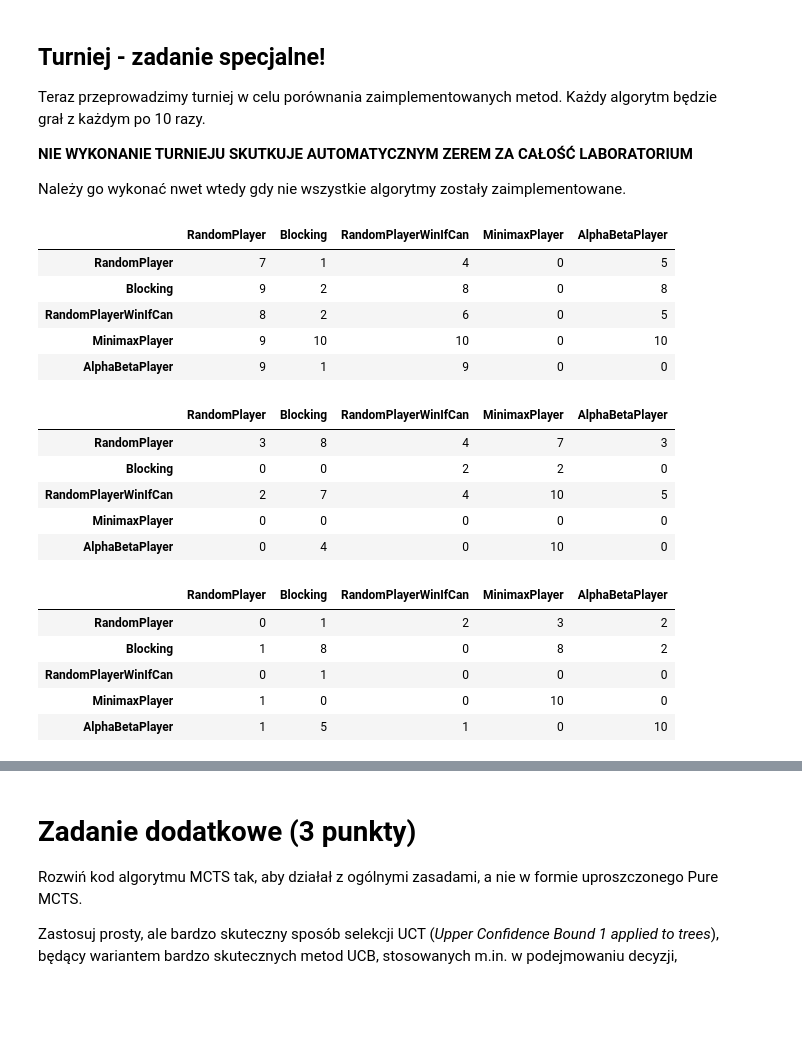
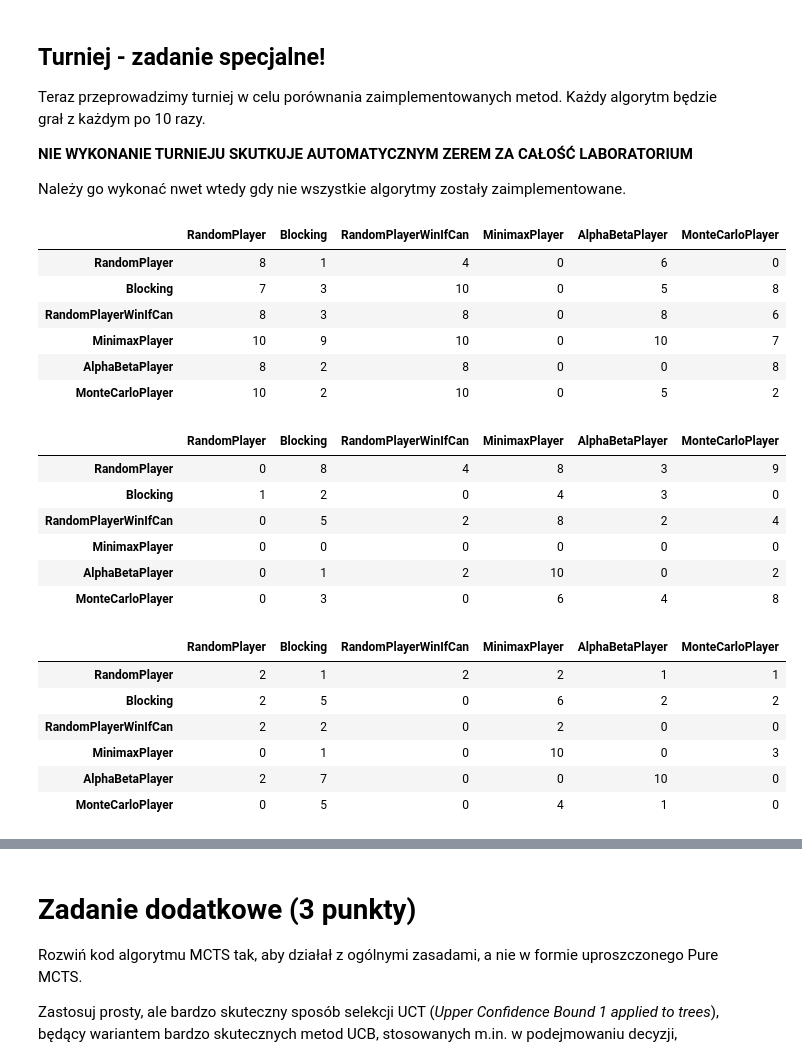
Before and after one commit to mpodmokly/sztuczna-inteligencja, a Jupyter notebook: lab6/lab_6.ipynb, the cells around one changed output, grey strips where cells are left out. Saved outputs shown, nothing was run; the diff lists cells and outputs as text; code cells hidden in the pictures; blank space fills up the shorter version.

```diff
--- a/lab6/lab_6.ipynb
+++ b/lab6/lab_6.ipynb
@@ -654,43 +696,46 @@ def print_scores(scores, names):
 # %%
 %%time
 
 number_of_rounds = 10
 players = [
     RandomPlayer(),
     Blocking(),
     RandomPlayerWinIfCan(),
     MinimaxPlayer(),
     AlphaBetaPlayer(),
-    # MonteCarloPlayer(),
+    MonteCarloPlayer(),
 ]
 scores = defaultdict(lambda: defaultdict(lambda: defaultdict(int)))
 
 for player in players:
     for adversary in players:
         for i in range(number_of_rounds):
             game = TicTacToe(player, adversary, SIZE)
             score = game.play(False)
             # print("player name {} adversary name {} score {} ".format(player.name, adversary.name, score))
             scores[score][player.name][adversary.name] += 1
 
 
 print_scores(scores, [player.name for player in players])
 # %% [output]
-|  | RandomPlayer | Blocking | RandomPlayerWinIfCan | MinimaxPlayer | AlphaBetaPlayer |
-| RandomPlayer | 7 | 1 | 4 | 0 | 5 |
-| Blocking | 9 | 2 | 8 | 0 | 8 |
-| RandomPlayerWinIfCan | 8 | 2 | 6 | 0 | 5 |
-| MinimaxPlayer | 9 | 10 | 10 | 0 | 10 |
-| AlphaBetaPlayer | 9 | 1 | 9 | 0 | 0 |
+|  | RandomPlayer | Blocking | RandomPlayerWinIfCan | MinimaxPlayer | AlphaBetaPlayer | MonteCarloPlayer |
+| RandomPlayer | 8 | 1 | 4 | 0 | 6 | 0 |
+| Blocking | 7 | 3 | 10 | 0 | 5 | 8 |
+| RandomPlayerWinIfCan | 8 | 3 | 8 | 0 | 8 | 6 |
+| MinimaxPlayer | 10 | 9 | 10 | 0 | 10 | 7 |
+| AlphaBetaPlayer | 8 | 2 | 8 | 0 | 0 | 8 |
+| MonteCarloPlayer | 10 | 2 | 10 | 0 | 5 | 2 |
-|  | RandomPlayer | Blocking | RandomPlayerWinIfCan | MinimaxPlayer | AlphaBetaPlayer |
-| RandomPlayer | 3 | 8 | 4 | 7 | 3 |
-| Blocking | 0 | 0 | 2 | 2 | 0 |
-| RandomPlayerWinIfCan | 2 | 7 | 4 | 10 | 5 |
-| MinimaxPlayer | 0 | 0 | 0 | 0 | 0 |
-| AlphaBetaPlayer | 0 | 4 | 0 | 10 | 0 |
+|  | RandomPlayer | Blocking | RandomPlayerWinIfCan | MinimaxPlayer | AlphaBetaPlayer | MonteCarloPlayer |
+| RandomPlayer | 0 | 8 | 4 | 8 | 3 | 9 |
+| Blocking | 1 | 2 | 0 | 4 | 3 | 0 |
+| RandomPlayerWinIfCan | 0 | 5 | 2 | 8 | 2 | 4 |
+| MinimaxPlayer | 0 | 0 | 0 | 0 | 0 | 0 |
+| AlphaBetaPlayer | 0 | 1 | 2 | 10 | 0 | 2 |
+| MonteCarloPlayer | 0 | 3 | 0 | 6 | 4 | 8 |
-|  | RandomPlayer | Blocking | RandomPlayerWinIfCan | MinimaxPlayer | AlphaBetaPlayer |
-| RandomPlayer | 0 | 1 | 2 | 3 | 2 |
-| Blocking | 1 | 8 | 0 | 8 | 2 |
-| RandomPlayerWinIfCan | 0 | 1 | 0 | 0 | 0 |
-| MinimaxPlayer | 1 | 0 | 0 | 10 | 0 |
-| AlphaBetaPlayer | 1 | 5 | 1 | 0 | 10 |
+|  | RandomPlayer | Blocking | RandomPlayerWinIfCan | MinimaxPlayer | AlphaBetaPlayer | MonteCarloPlayer |
+| RandomPlayer | 2 | 1 | 2 | 2 | 1 | 1 |
+| Blocking | 2 | 5 | 0 | 6 | 2 | 2 |
+| RandomPlayerWinIfCan | 2 | 2 | 0 | 2 | 0 | 0 |
+| MinimaxPlayer | 0 | 1 | 0 | 10 | 0 | 3 |
+| AlphaBetaPlayer | 2 | 7 | 0 | 0 | 10 | 0 |
+| MonteCarloPlayer | 0 | 5 | 0 | 4 | 1 | 0 |
```
Also changed, not shown: parts of 9 cells of this notebook.
